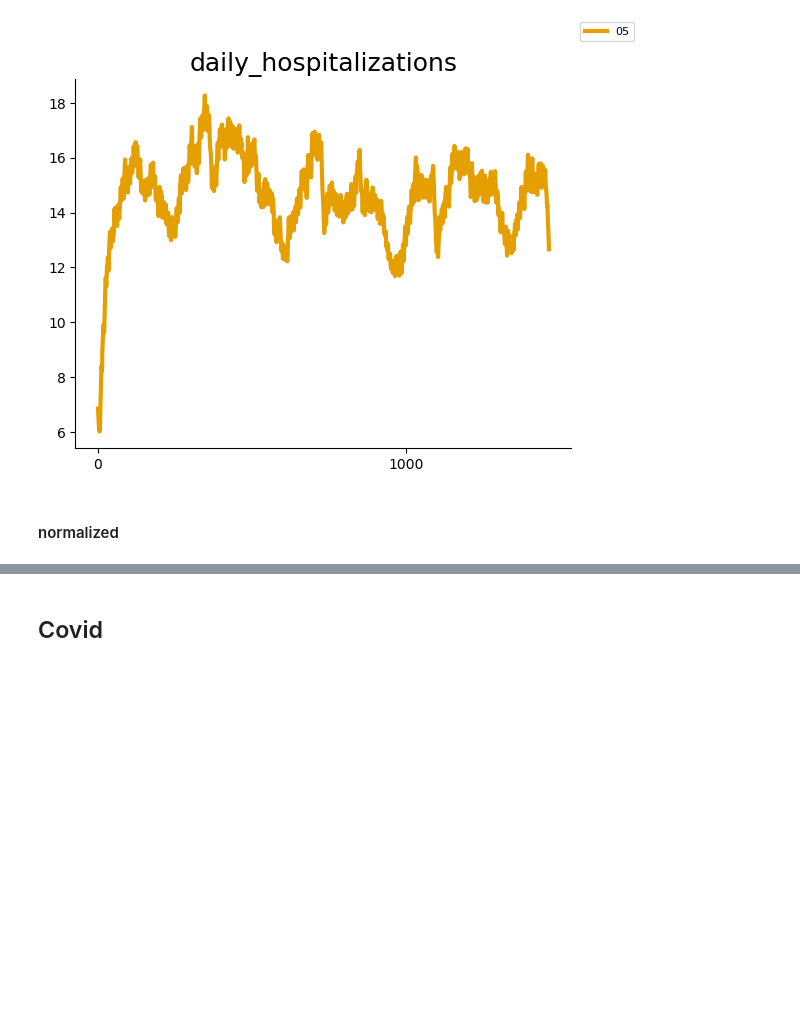
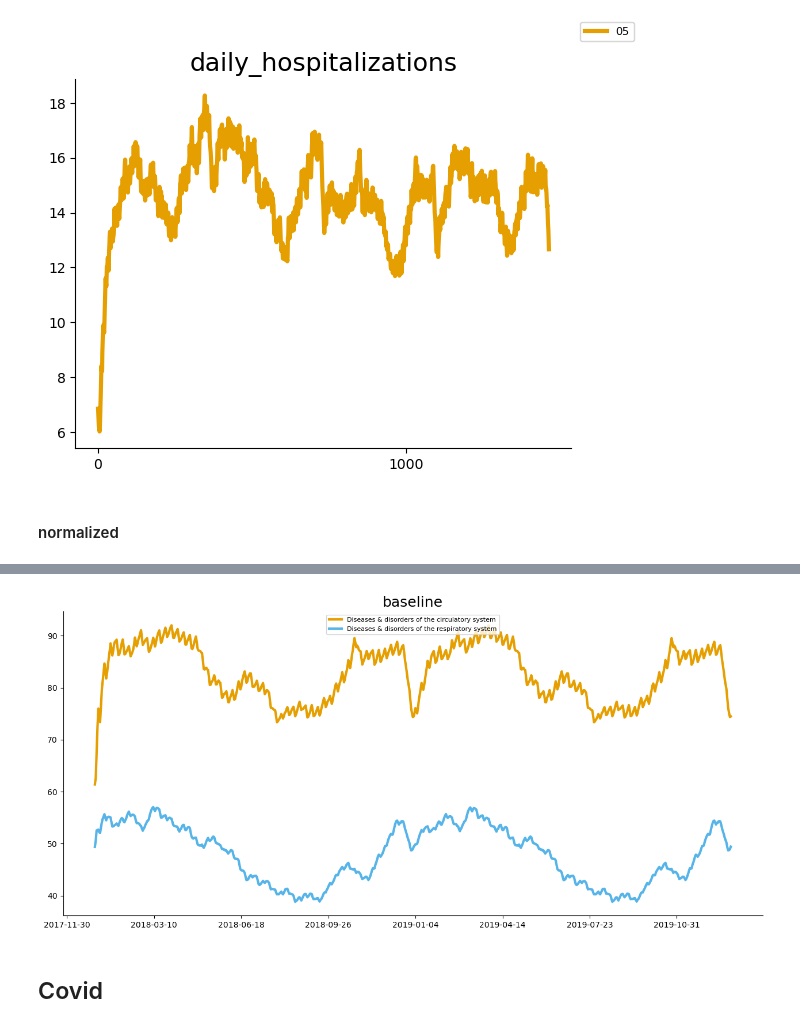
Before and after one commit to woldmuyn/COVID19-Model, a Jupyter notebook: notebooks/scratch/woldmuyn_postponed_healthcare_Queue.ipynb, the cells around one changed output, grey strips where cells are left out. Saved outputs shown, nothing was run; the diff lists cells and outputs as text; code cells hidden in the pictures; blank space fills up the shorter version.

```diff
--- a/notebooks/scratch/woldmuyn_postponed_healthcare_Queue.ipynb
+++ b/notebooks/scratch/woldmuyn_postponed_healthcare_Queue.ipynb
@@ -520,3 +541,31 @@ plt.show()
+# %%
+fix,ax=plt.subplots()
+
+for disease in MDC_plot_classes:
+
+    out_plot = pd.Series(index=time)
+    for idx, t in enumerate(time):
+        week=t.isocalendar().week
+        day=t.isocalendar().weekday
+        out_plot[idx] = hospitalization_baseline.loc[disease,week,day]
+    out_plot = pd.DataFrame(out_plot.ewm(14).mean())
+    ax.plot(time,out_plot, label=MDC_dict[disease])
+    ax.set_title('baseline')
+    ax.xaxis.set_major_locator(plt.MaxNLocator(10))
+    ax.grid(False)
+    ax.tick_params(axis='both', which='major', labelsize=10)
+    ax.tick_params(axis='both', which='minor', labelsize=8)
+
+plt.legend(fontsize=8,loc='upper center')
+plt.subplots_adjust(left=0.1,
+                    bottom=0.1,
+                    right=2,
+                    top=1.2,
+                    wspace=0.5,
+                    hspace=0.5)
+plt.show()
+# %% [output]
+[figure, added]
 # %% [markdown]
 ## Covid
 # %% [markdown]
```
Also changed, not shown: parts of 18 cells of this notebook, 7 other files.
